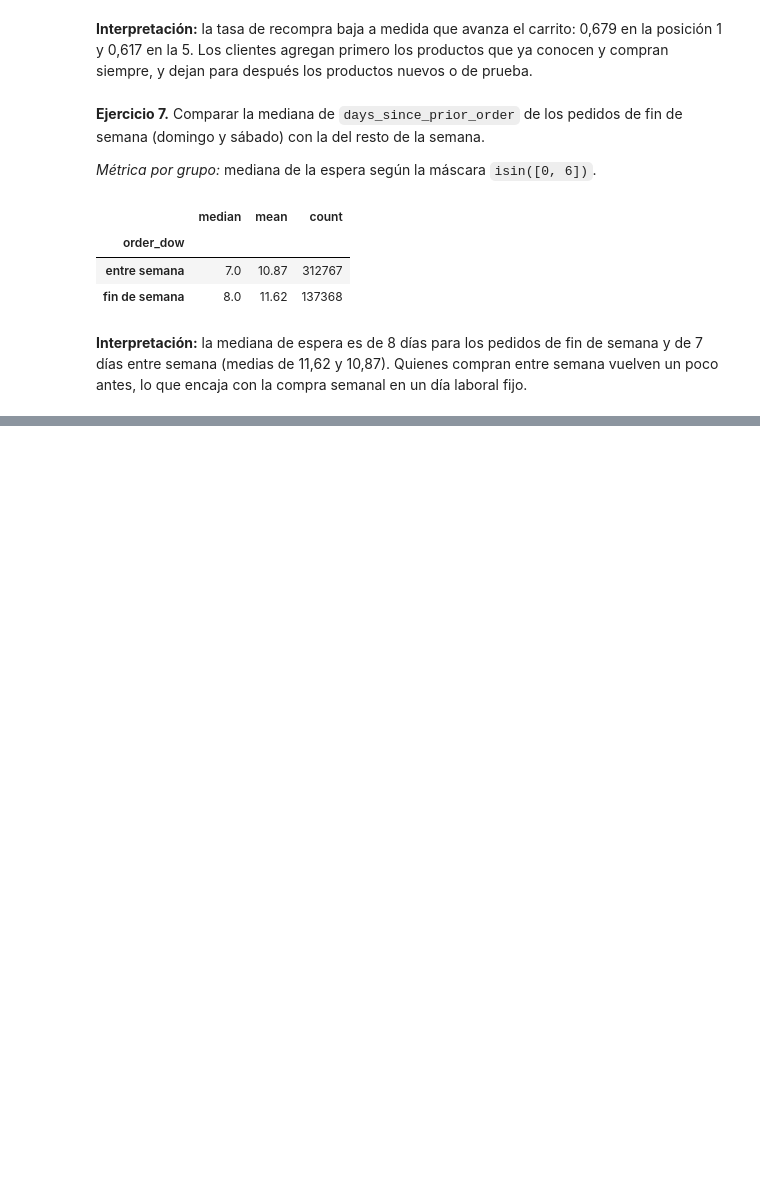
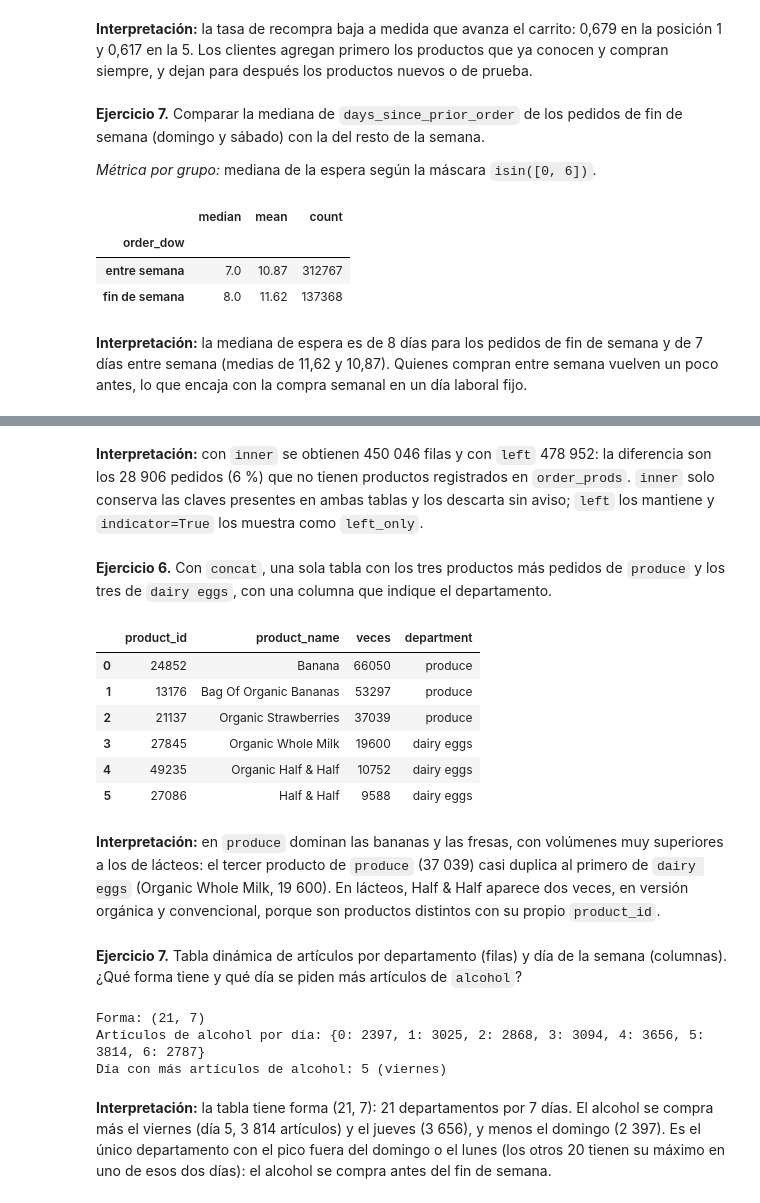
Before and after one commit to CarlosHerrera1210/instacart_datasets, a Jupyter notebook: notebooks/pandas_labs.ipynb, the cells around one changed output, grey strips where cells are left out. Drawn from its saved outputs; the diff is of its cells as text; code cells hidden in the pictures; blank space fills up the shorter version.

```diff
--- a/notebooks/pandas_labs.ipynb
+++ b/notebooks/pandas_labs.ipynb
@@ -772,0 +836,14 @@ orders.groupby(fin_de_semana)['days_since_prior_order'].agg(['median', 'mean', '
+# %%
+filas_inicio = len(order_prods)
+
+maestra = order_prods.merge(products, on='product_id', how='left', validate='m:1')
+print('+ products   ', maestra.shape)
+maestra = maestra.merge(aisles, on='aisle_id', how='left', validate='m:1')
+print('+ aisles     ', maestra.shape)
+maestra = maestra.merge(departments, on='department_id', how='left', validate='m:1')
+print('+ departments', maestra.shape)
+maestra = maestra.merge(orders, on='order_id', how='left', validate='m:1')
+print('+ orders     ', maestra.shape)
+
+assert len(maestra) == filas_inicio
+assert maestra[['product_name', 'aisle', 'department', 'user_id']].notna().all().all()
@@ -772,0 +1119,42 @@ orders.groupby(fin_de_semana)['days_since_prior_order'].agg(['median', 'mean', '
+# %% [markdown]
+**Interpretación:** con `inner` se obtienen 450 046 filas y con `left` 478 952: la diferencia son los 28 906 pedidos (6 %) que no tienen productos registrados en `order_prods`. `inner` solo conserva las claves presentes en ambas tablas y los descarta sin aviso; `left` los mantiene y `indicator=True` los muestra como `left_only`.
+# %% [markdown]
+**Ejercicio 6.** Con `concat`, una sola tabla con los tres productos más pedidos de `produce` y los tres de `dairy eggs`, con una columna que indique el departamento.
+# %%
+def top_productos(departamento, n=3):
+    return (maestra[maestra['department'] == departamento]
+            .groupby(['product_id', 'product_name']).size()
+            .nlargest(n)
+            .reset_index(name='veces')
+            .assign(department=departamento))
+
+top_produce_dairy = pd.concat([top_productos('produce'), top_productos('dairy eggs')],
+                              ignore_index=True)
+top_produce_dairy
+# %% [output]
+|  | product_id | product_name | veces | department |
+| 0 | 24852 | Banana | 66050 | produce |
+| 1 | 13176 | Bag Of Organic Bananas | 53297 | produce |
+| 2 | 21137 | Organic Strawberries | 37039 | produce |
+| 3 | 27845 | Organic Whole Milk | 19600 | dairy eggs |
+| 4 | 49235 | Organic Half & Half | 10752 | dairy eggs |
+| 5 | 27086 | Half & Half | 9588 | dairy eggs |
+# %% [markdown]
+**Interpretación:** en `produce` dominan las bananas y las fresas, con volúmenes muy superiores a los de lácteos: el tercer producto de `produce` (37 039) casi duplica al primero de `dairy eggs` (Organic Whole Milk, 19 600). En lácteos, Half & Half aparece dos veces, en versión orgánica y convencional, porque son productos distintos con su propio `product_id`.
+# %% [markdown]
+**Ejercicio 7.** Tabla dinámica de artículos por departamento (filas) y día de la semana (columnas). ¿Qué forma tiene y qué día se piden más artículos de `alcohol`?
+# %%
+articulos_depto_dia = maestra.pivot_table(index='department', columns='order_dow',
+                                          values='product_id', aggfunc='count')
+print('Forma:', articulos_depto_dia.shape)
+alcohol = articulos_depto_dia.loc['alcohol']
+print('Artículos de alcohol por día:', alcohol.to_dict())
+print('Día con más artículos de alcohol:', alcohol.idxmax(), f'({dias[alcohol.idxmax()]})')
+
+articulos_depto_dia.to_csv(SALIDA / 'items_by_department_weekday.csv')
+# %% [output]
+Forma: (21, 7)
+Artículos de alcohol por día: {0: 2397, 1: 3025, 2: 2868, 3: 3094, 4: 3656, 5: 3814, 6: 2787}
+Día con más artículos de alcohol: 5 (viernes)
+# %% [markdown]
+**Interpretación:** la tabla tiene forma (21, 7): 21 departamentos por 7 días. El alcohol se compra más el viernes (día 5, 3 814 artículos) y el jueves (3 656), y menos el domingo (2 397). Es el único departamento con el pico fuera del domingo o el lunes (los otros 20 tienen su máximo en uno de esos dos días): el alcohol se compra antes del fin de semana.
```
Also changed, not shown: parts of 53 cells of this notebook, 5 other files.
